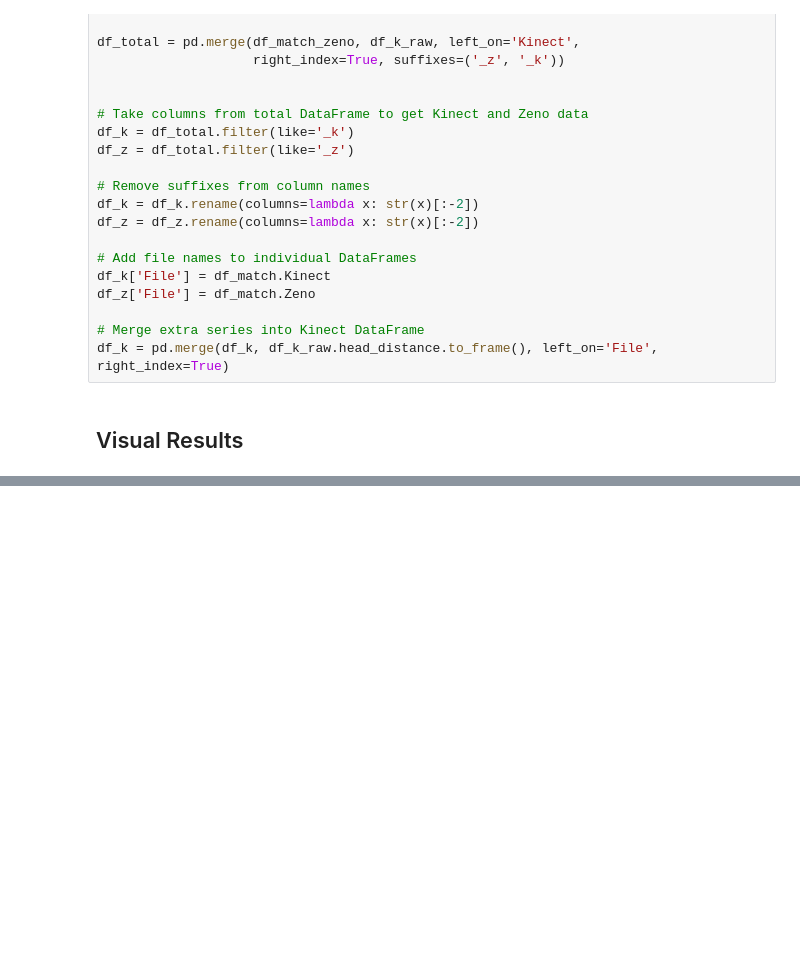
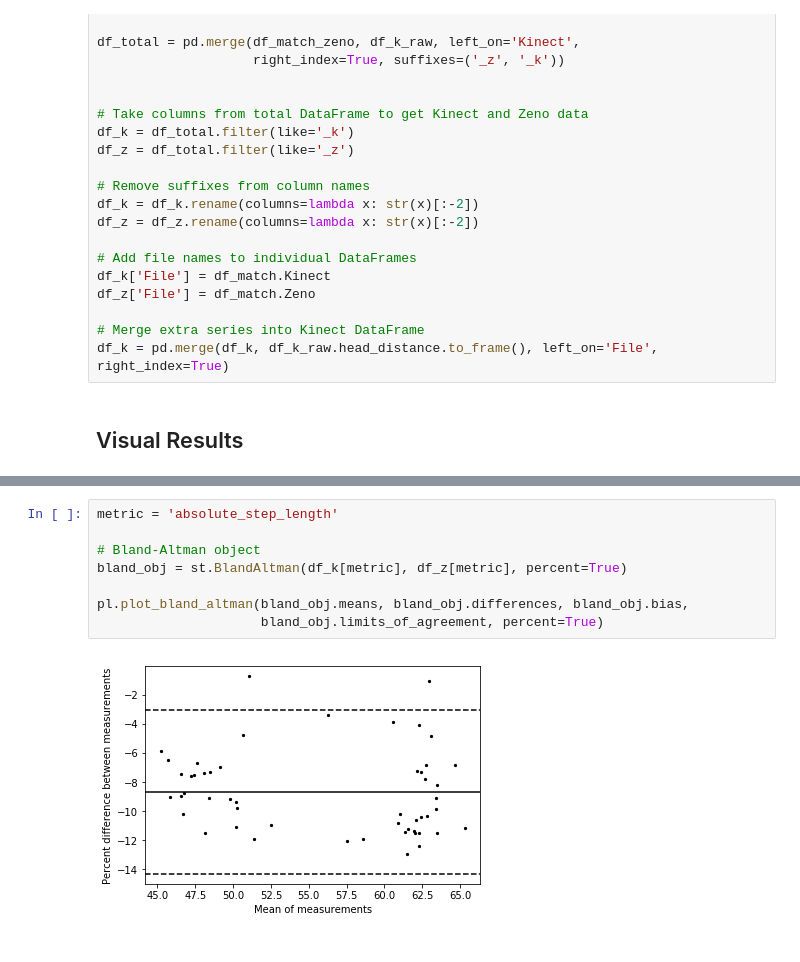
Before and after one commit to ajhynes7/side-view-depth-gait, a Jupyter notebook: notebooks/analysis.ipynb, the cells around one changed output, grey strips where cells are left out. Saved outputs shown, nothing was run; the diff lists cells and outputs as text; blank space fills up the shorter version.

Commit message:
Organize bland altman functions into a class.

```diff
--- a/notebooks/analysis.ipynb
+++ b/notebooks/analysis.ipynb
@@ -78,0 +79,10 @@ plt.show()
+# %%
+metric = 'absolute_step_length'
+
+# Bland-Altman object
+bland_obj = st.BlandAltman(df_k[metric], df_z[metric], percent=True)
+
+pl.plot_bland_altman(bland_obj.means, bland_obj.differences, bland_obj.bias,
+                     bland_obj.limits_of_agreement, percent=True)
+# %% [output]
+[figure, added]
```
Also changed, not shown: parts of 7 cells of this notebook, 2 other files.
